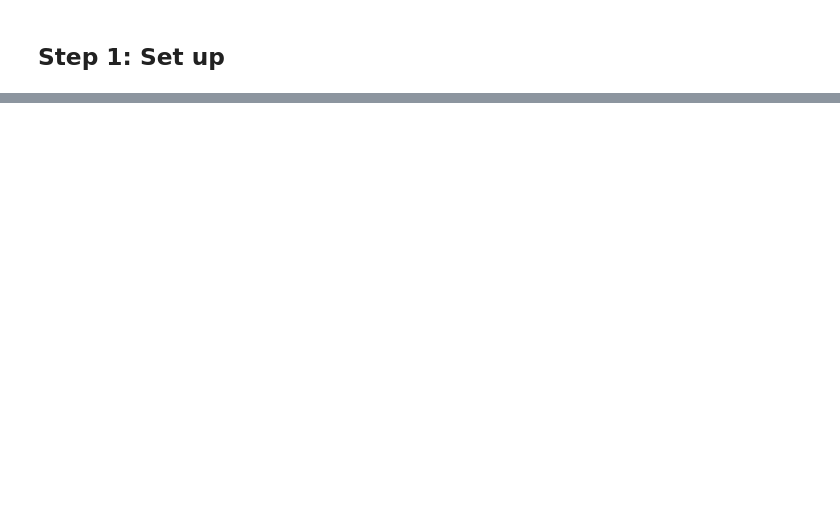
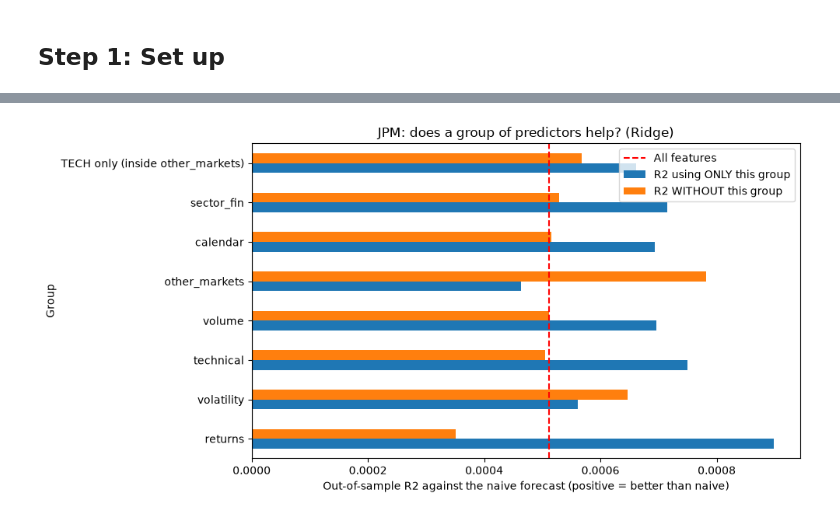
Before and after one commit to Matrixbenny/smm-202604-c2-module7-time-series, a Jupyter notebook: lab_3_machine_learning_models.ipynb, the cells around one changed output, grey strips where cells are left out. Drawn from its saved outputs; the diff is of its cells as text; code cells hidden in the pictures; blank space fills up the shorter version.

```diff
--- a/lab_3_machine_learning_models.ipynb
+++ b/lab_3_machine_learning_models.ipynb
@@ -98,0 +247,23 @@ Copy Notebook 4, Step 8 with `FEATURE_GROUPS_JPM`. Also remove only the TECH fea
+# %%
+def score_features(feature_list, model_factory=lambda: Ridge(alpha=best_alpha)):
+    predicted = walk_forward_predict(model_factory, dataset[feature_list], y, splits)
+    mask = predicted.notna()
+    return out_of_sample_r2(y[mask], predicted[mask])
+
+all_features_r2 = score_features(ALL_FEATURES_JPM)
+rows = []
+for group, names in FEATURE_GROUPS_JPM.items():
+    others = [f for f in ALL_FEATURES_JPM if f not in names]
+    rows.append({"Group": group, "Features": len(names),
+                 "R2 using ONLY this group": score_features(names),
+                 "R2 WITHOUT this group": score_features(others)})
+
+tech = [f for f in ALL_FEATURES_JPM if f.startswith("TECH_")]
+rows.append({"Group": "TECH only (inside other_markets)", "Features": len(tech),
+             "R2 using ONLY this group": score_features(tech),
+             "R2 WITHOUT this group": score_features([f for f in ALL_FEATURES_JPM if f not in tech])})
+
+ablation = pd.DataFrame(rows).set_index("Group")
+ablation["Change vs all features"] = ablation["R2 WITHOUT this group"] - all_features_r2
+print(f"R2 with ALL features (Ridge): {all_features_r2:.5f}")
+ablation.round(5)
@@ -98,0 +282,9 @@ Copy Notebook 4, Step 8 with `FEATURE_GROUPS_JPM`. Also remove only the TECH fea
+# %%
+ablation[["R2 using ONLY this group", "R2 WITHOUT this group"]].plot.barh(figsize=(10, 5))
+plt.axvline(0, color="black", linewidth=0.8)
+plt.axvline(all_features_r2, color="red", linestyle="--", label="All features")
+plt.xlabel("Out-of-sample R2 against the naive forecast (positive = better than naive)")
+plt.title("JPM: does a group of predictors help? (Ridge)")
+plt.legend(); plt.tight_layout(); plt.show()
+# %% [output]
+[figure, added]
```
Also changed, not shown: parts of 43 cells of this notebook, 2 other files.
